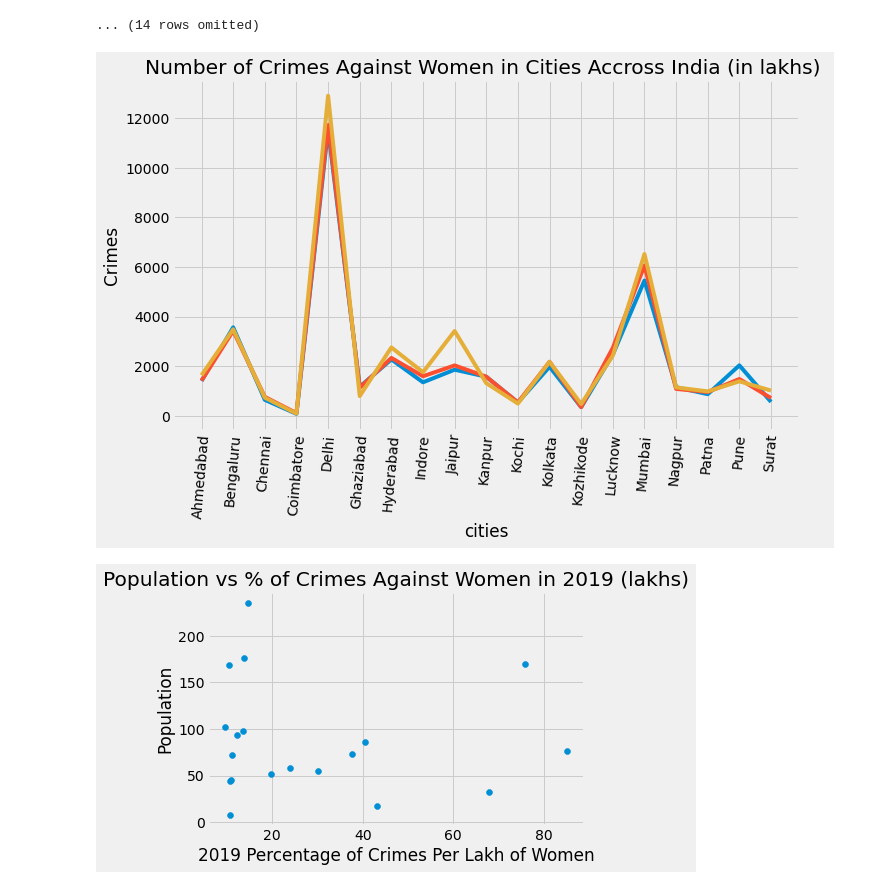
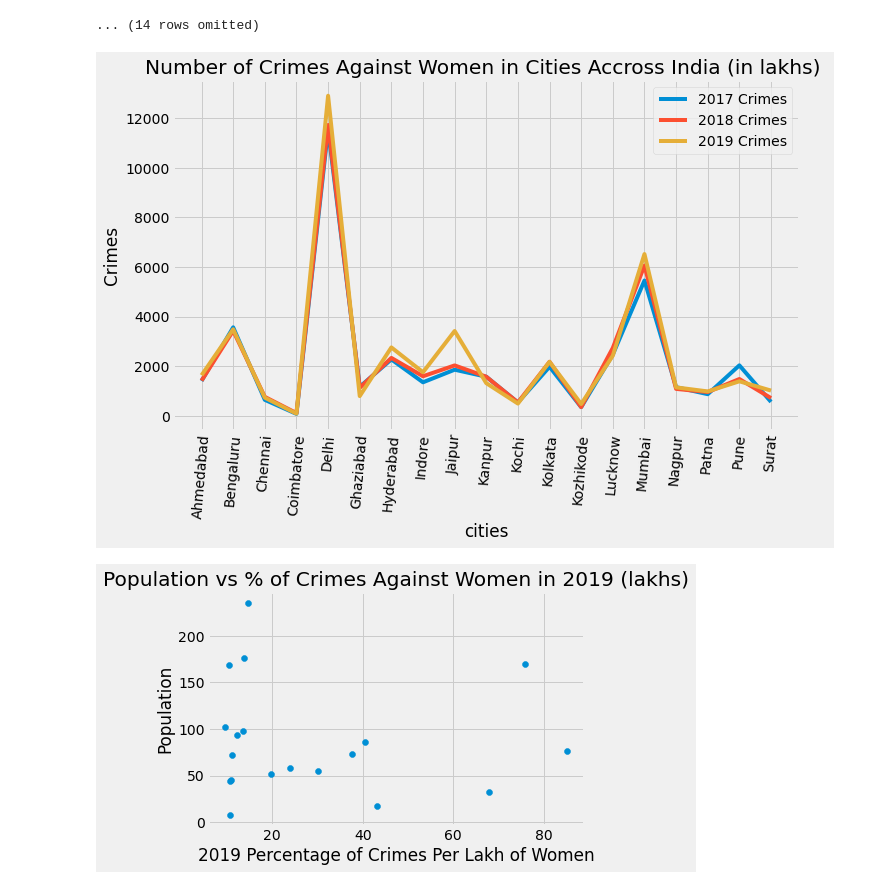
Before and after one commit to ds-modules/global-fa21, a Jupyter notebook: notebook-1/first_final_draft.ipynb, the cells around one changed output. Cells and saved outputs as stored; diff of their text form; code cells hidden in the pictures.

```diff
--- a/notebook-1/first_final_draft.ipynb
+++ b/notebook-1/first_final_draft.ipynb
@@ -300,17 +300,17 @@ cities['City'] = city_arr
 # %%
 plt.figure(figsize=(10, 6))
 
 plt.plot(cities["City"], cities["2017"])
 plt.plot(cities["City"], cities["2018"])
 plt.plot(cities["City"], cities["2019"])
 
 plt.xlabel("cities")
 plt.ylabel("Crimes")
 plt.title("Number of Crimes Against Women in Cities Accross India (in lakhs) ")
 plt.xticks(rotation=85)
-leg = ax.legend(("2017 Crimes", "2018 Crimes", "2019 Crimes"));
+plt.legend(("2017 Crimes", "2018 Crimes", "2019 Crimes"));
 # %% [output]
-[figure, old version]
+[figure, new version]
 # %%
 plt.scatter(cities['Actual Population (in Lakhs) (2011)'],
             cities['2019']/cities['Actual Population (in Lakhs) (2011)'], marker='o');
```
Also changed, not shown: parts of 27 cells of this notebook.
